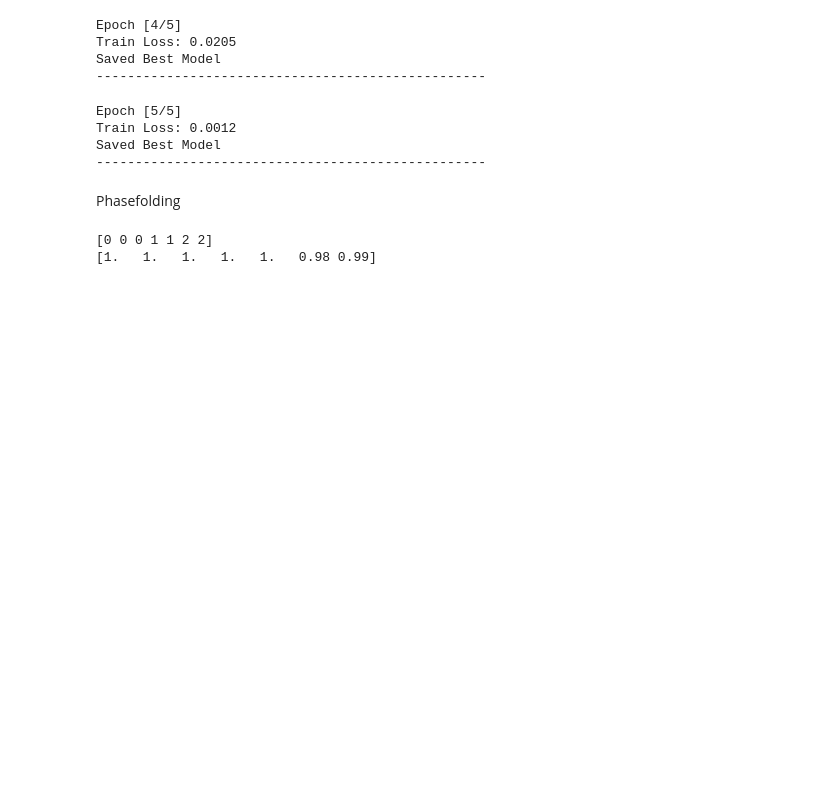
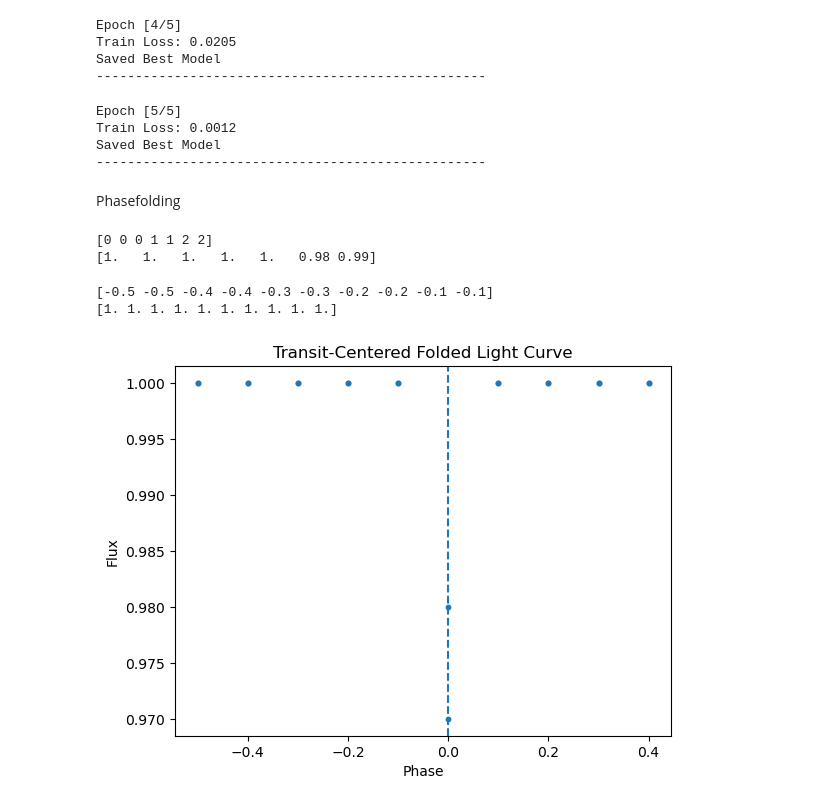
Before and after one commit to AbhijeetShk/research-implementations, a Jupyter notebook: exominer/exominer_research.ipynb, the cells around one changed output. Cells and saved outputs as stored; diff of their text form; code cells hidden in the pictures; blank space fills up the shorter version.

Commit message:
feat(preprocessing): add transit-centered phase folding

```diff
--- a/exominer/exominer_research.ipynb
+++ b/exominer/exominer_research.ipynb
@@ -549,3 +549,54 @@ print(folded_flux)
 # %% [output]
 [0 0 0 1 1 2 2]
 [1.   1.   1.   1.   1.   0.98 0.99]
+# %%
+from src.preprocessing.transit_centered_fold import (
+    transit_centered_fold
+)
+
+time = np.arange(0, 20)
+
+flux = np.ones_like(
+    time,
+    dtype=float
+)
+
+flux[5] = 0.98
+flux[15] = 0.97
+
+period = 10
+epoch = 5
+
+phase, folded_flux = transit_centered_fold(
+    time,
+    flux,
+    period,
+    epoch
+)
+
+print(phase[:10])
+print(folded_flux[:10])
+# %% [output]
+[-0.5 -0.5 -0.4 -0.4 -0.3 -0.3 -0.2 -0.2 -0.1 -0.1]
+[1. 1. 1. 1. 1. 1. 1. 1. 1. 1.]
+# %%
+import matplotlib.pyplot as plt
+
+plt.scatter(
+    phase,
+    folded_flux,
+    s=10
+)
+
+plt.axvline(
+    0,
+    linestyle="--"
+)
+
+plt.xlabel("Phase")
+plt.ylabel("Flux")
+plt.title("Transit-Centered Folded Light Curve")
+
+plt.show()
+# %% [output]
+[figure, added]
```
Also changed, not shown: 1 other file.
